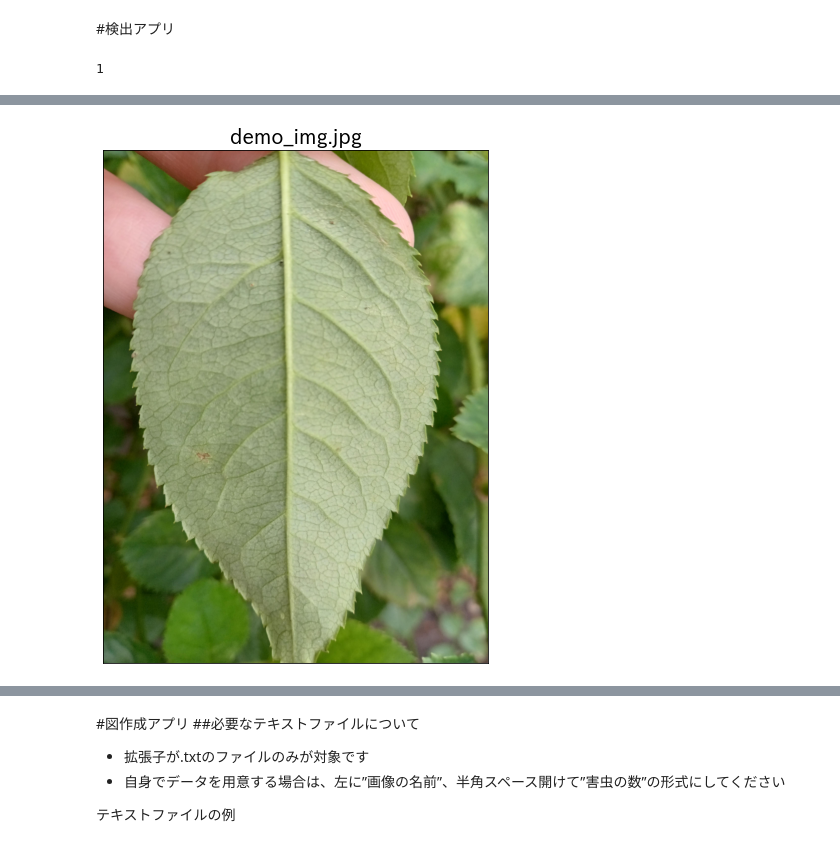
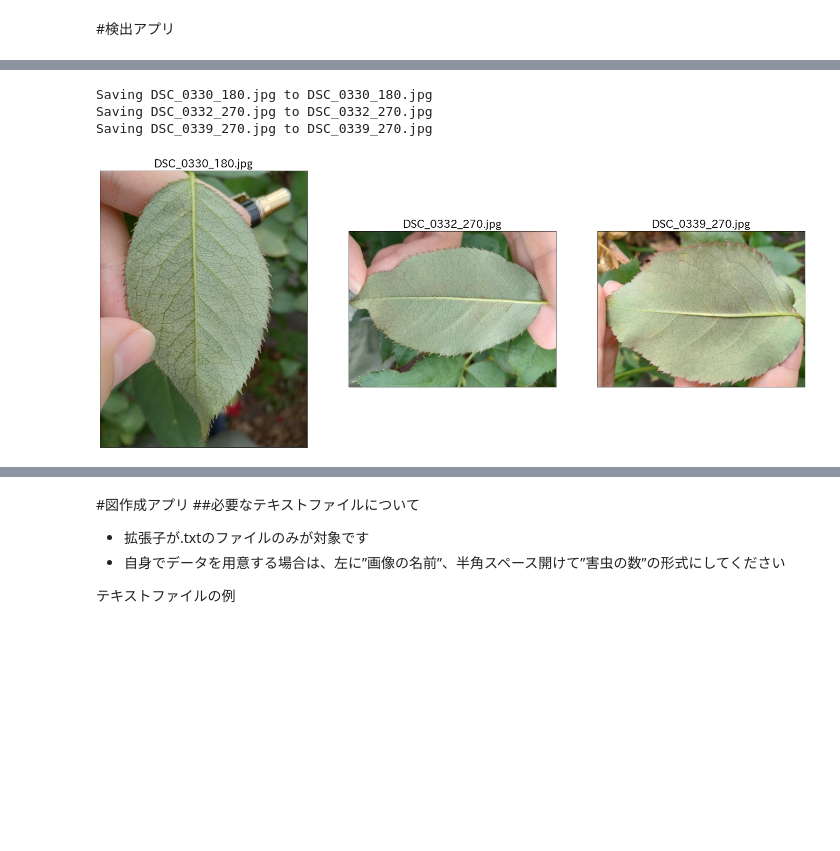
Before and after one commit to 1900690/koukai, a Jupyter notebook: mite_demo_1.0.0.ipynb, the cells around one changed output, grey strips where cells are left out. Cells and saved outputs as stored; diff of their text form; code cells hidden in the pictures; blank space fills up the shorter version.

```diff
--- a/mite_demo_1.0.0.ipynb
+++ b/mite_demo_1.0.0.ipynb
@@ -159,13 +159,9 @@ else:
   except subprocess.CalledProcessError:
     print(captured)
     raise
-# %%
-int(len(images) /5 + 1)
-# %% [output]
-1
 # %%
 #@title 画像を取り込み { display-mode: "form" }
-画像のアップロード方法を選択してください= '\u30B5\u30F3\u30D7\u30EB\u753B\u50CF\u3067\u691C\u51FA' #@param ["サンプル画像で検出", "画像をアップロード(5枚まで)", "画像をアップロード(5枚以上)", "インカメラで画像を撮影", "アウトカメラで画像を撮影"]
+画像のアップロード方法を選択してください= '\u753B\u50CF\u3092\u30A2\u30C3\u30D7\u30ED\u30FC\u30C9(5\u679A\u307E\u3067)' #@param ["サンプル画像で検出", "画像をアップロード(5枚まで)", "画像をアップロード(5枚以上)", "インカメラで画像を撮影", "アウトカメラで画像を撮影"]
 #@markdown ※5枚以上アップロードする場合は、zipファイルに圧縮してからアップロードしてください
 
 import os
@@ -437,4 +434,7 @@ else:
+Saving DSC_0330_180.jpg to DSC_0330_180.jpg
+Saving DSC_0332_270.jpg to DSC_0332_270.jpg
+Saving DSC_0339_270.jpg to DSC_0339_270.jpg
-[figure, old version]
+[figure, new version]
 # %%
 #@title 検出を行う { display-mode: "form" }
 import os
```
Also changed, not shown: parts of 4 cells of this notebook.
